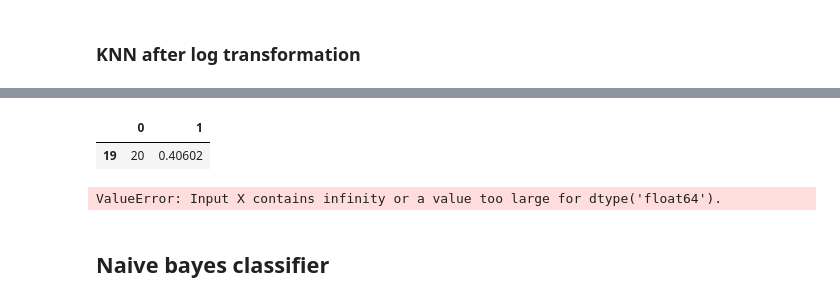
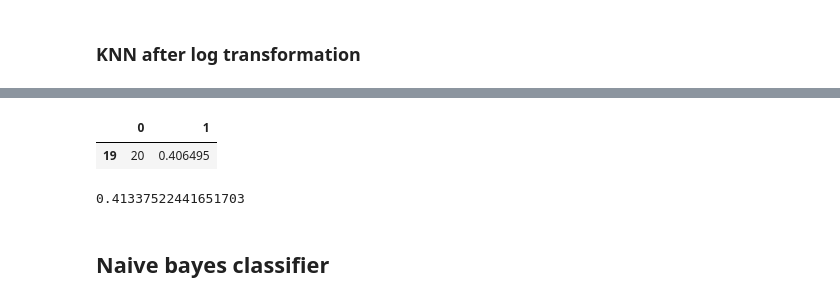
Before and after one commit to jkciesluk/ml_project, a Jupyter notebook: spotify.ipynb, the cells around one changed output, grey strips where cells are left out. Saved outputs shown, nothing was run; the diff lists cells and outputs as text; code cells hidden in the pictures.

```diff
--- a/spotify.ipynb
+++ b/spotify.ipynb
@@ -347,3 +379,17 @@ print(accuracy)
 As we see, results for not normalized data are much worse.
 # %% [markdown]
 ### KNN after log transformation
+# %%
+train_log = songs_data_train2.copy()
+test_log = songs_data_test2.copy()
+
+small_constant = 1e-10
+train_log['speechiness'] = np.log(train_log['speechiness'] + small_constant)
+train_log['acousticness'] = np.log(train_log['acousticness'] + small_constant)
+train_log['liveness'] = np.log(train_log['liveness'] + small_constant)
+
+test_log['speechiness'] = np.log(test_log['speechiness'] + small_constant)
+test_log['acousticness'] = np.log(test_log['acousticness'] + small_constant)
+test_log['liveness'] = np.log(test_log['liveness'] + small_constant)
+
+test_log
@@ -350,28 +410,17 @@ As we see, results for not normalized data are much worse.
 # %%
-train_log = songs_data_train2
-test_log = songs_data_test2
-
-train_log['speechiness'] = np.log(train_log['speechiness'])
-train_log['acousticness'] = np.log(train_log['acousticness'])
-train_log['liveness'] = np.log(train_log['liveness'])
-
-test_log['speechiness'] = np.log(test_log['speechiness'])
-test_log['acousticness'] = np.log(test_log['acousticness'])
-test_log['liveness'] = np.log(test_log['liveness'])
-
 # cross validation
 res = []
 for k in np.arange(1,30):
     knn_model = KNeighborsClassifier(n_neighbors=k)
     er = cross_val_score(knn_model,train_log,songs_target_train2,cv=5)
     res.append({'K':k, 'err_rate': er})
 
 results = list(map(lambda x: (x['K'], x['err_rate'].mean()), res))
 results_df = pd.DataFrame(results)
 results_df.loc[results_df[1]==results_df[1].max()]
 # %% [output]
 |  | 0 | 1 |
-| 19 | 20 | 0.40602 |
+| 19 | 20 | 0.406495 |
 # %%
 # accuracy on test set
 knn_model = KNeighborsClassifier(n_neighbors=20)
@@ -380,7 +429,7 @@ y_pred = knn_model.predict(test_log)
 accuracy = accuracy_score(songs_target_test2,y_pred)
 print(accuracy)
 # %% [output]
-ValueError: Input X contains infinity or a value too large for dtype('float64').
+0.41337522441651703
 # %% [markdown]
 ## Naive bayes classifier
 # %%
```
Also changed, not shown: parts of 33 cells of this notebook.
